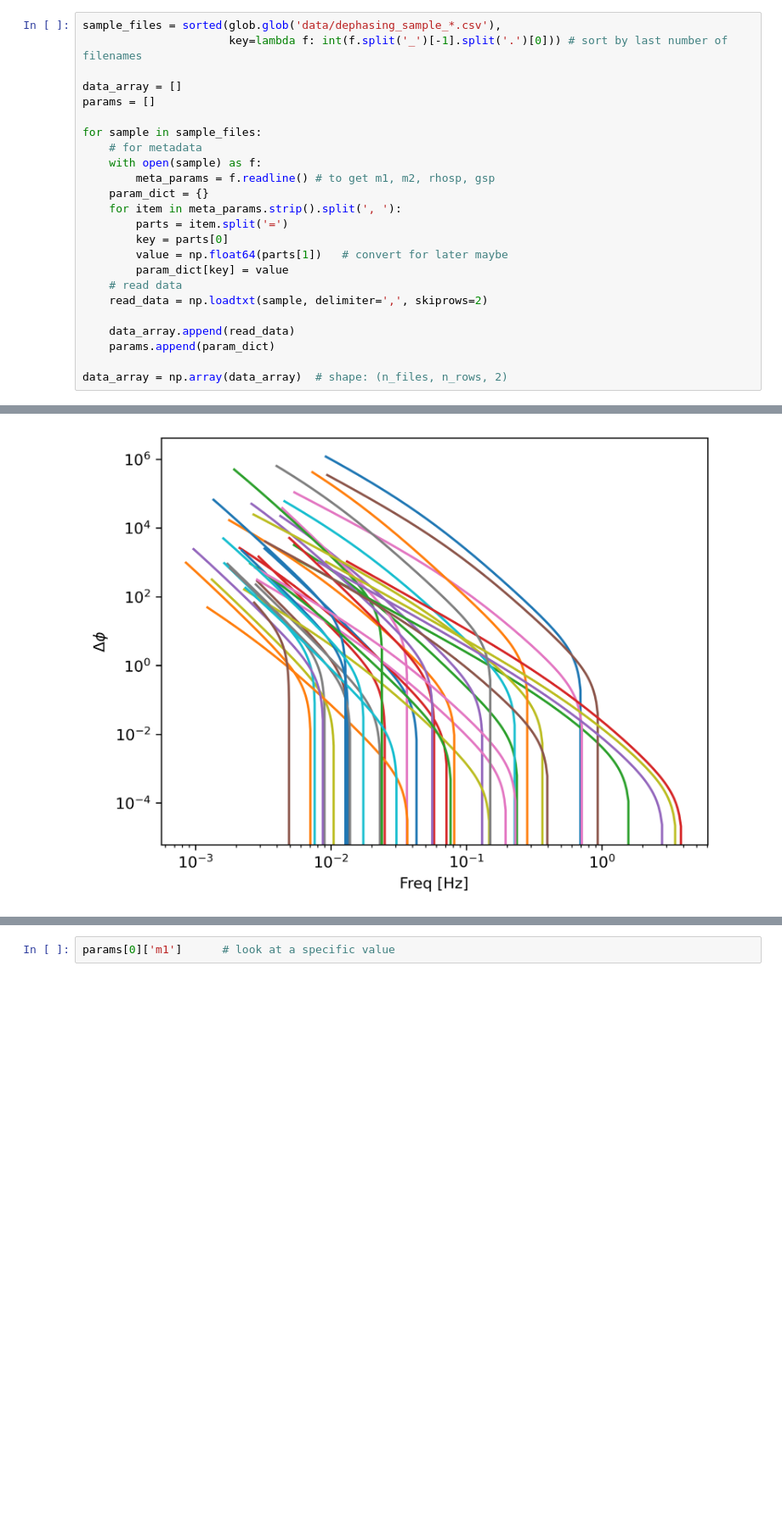
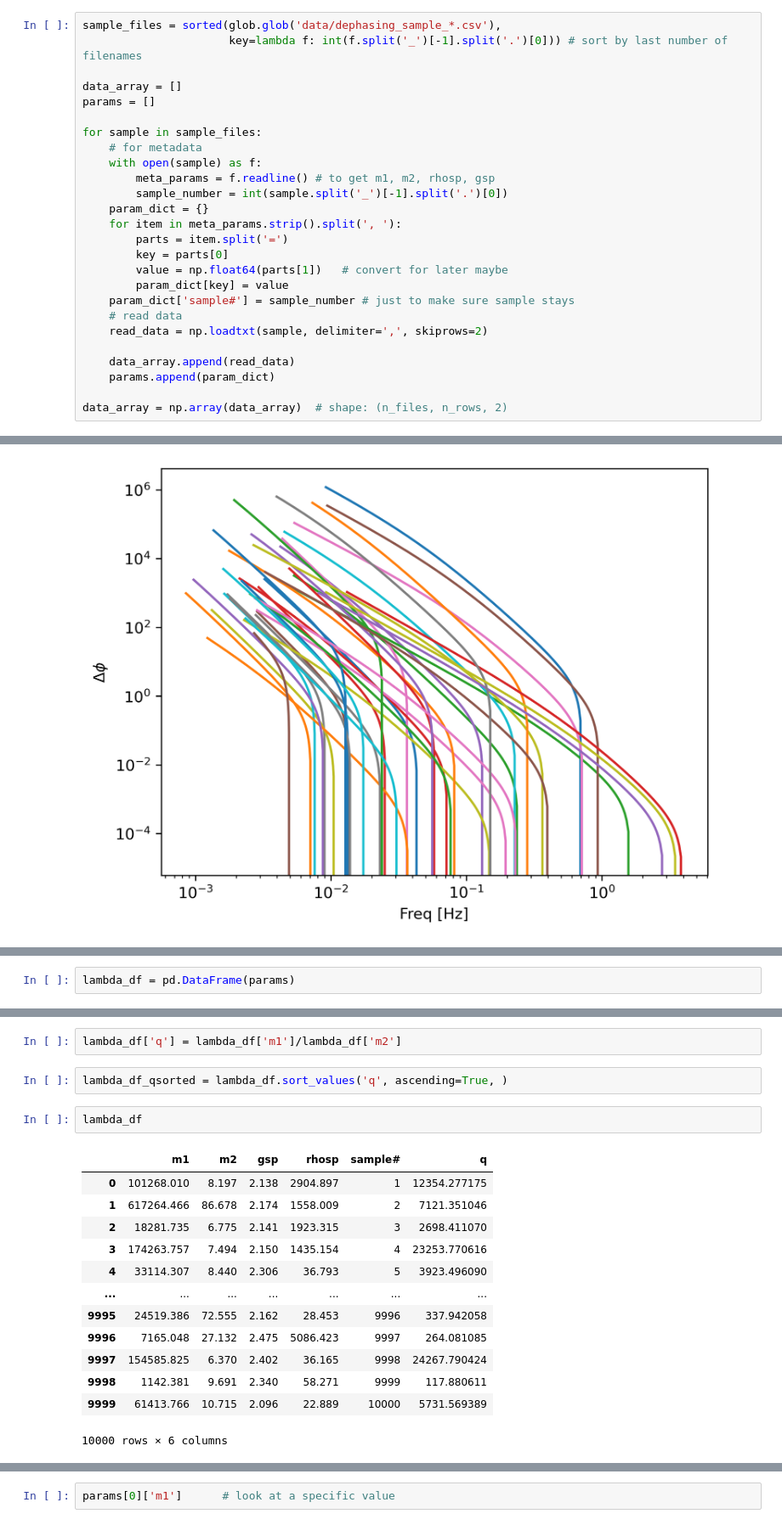
Before and after one commit to lea-y01/ML4PhysAstro, a Jupyter notebook: initial_read.ipynb, the cells around one changed output, grey strips where cells are left out. Shown at 85% size. Saved outputs shown, nothing was run; the diff lists cells and outputs as text; blank space fills up the shorter version.

```diff
--- a/initial_read.ipynb
+++ b/initial_read.ipynb
@@ -47,12 +47,14 @@ for sample in sample_files:
     # for metadata
     with open(sample) as f:
         meta_params = f.readline() # to get m1, m2, rhosp, gsp
+        sample_number = int(sample.split('_')[-1].split('.')[0])
     param_dict = {}
     for item in meta_params.strip().split(', '):
         parts = item.split('=')
         key = parts[0]
         value = np.float64(parts[1])   # convert for later maybe
         param_dict[key] = value
+    param_dict['sample#'] = sample_number # just to make sure sample stays
     # read data
     read_data = np.loadtxt(sample, delimiter=',', skiprows=2)
 
@@ -81 +123,3 @@ plt.savefig('verification_first40.png')
+# %%
+lambda_df = pd.DataFrame(params)
 # %%
@@ -84,0 +157,20 @@ params[0]            # look at the metadata for the first file
+# %%
+lambda_df['q'] = lambda_df['m1']/lambda_df['m2']
+# %%
+lambda_df_qsorted = lambda_df.sort_values('q', ascending=True, )
+# %%
+lambda_df
+# %% [output]
+|  | m1 | m2 | gsp | rhosp | sample# | q |
+| 0 | 101268.010 | 8.197 | 2.138 | 2904.897 | 1 | 12354.277175 |
+| 1 | 617264.466 | 86.678 | 2.174 | 1558.009 | 2 | 7121.351046 |
+| 2 | 18281.735 | 6.775 | 2.141 | 1923.315 | 3 | 2698.411070 |
+| 3 | 174263.757 | 7.494 | 2.150 | 1435.154 | 4 | 23253.770616 |
+| 4 | 33114.307 | 8.440 | 2.306 | 36.793 | 5 | 3923.496090 |
+| ... | ... | ... | ... | ... | ... | ... |
+| 9995 | 24519.386 | 72.555 | 2.162 | 28.453 | 9996 | 337.942058 |
+| 9996 | 7165.048 | 27.132 | 2.475 | 5086.423 | 9997 | 264.081085 |
+| 9997 | 154585.825 | 6.370 | 2.402 | 36.165 | 9998 | 24267.790424 |
+| 9998 | 1142.381 | 9.691 | 2.340 | 58.271 | 9999 | 117.880611 |
+| 9999 | 61413.766 | 10.715 | 2.096 | 22.889 | 10000 | 5731.569389 |
+10000 rows × 6 columns
```
Also changed, not shown: parts of 7 cells of this notebook.
